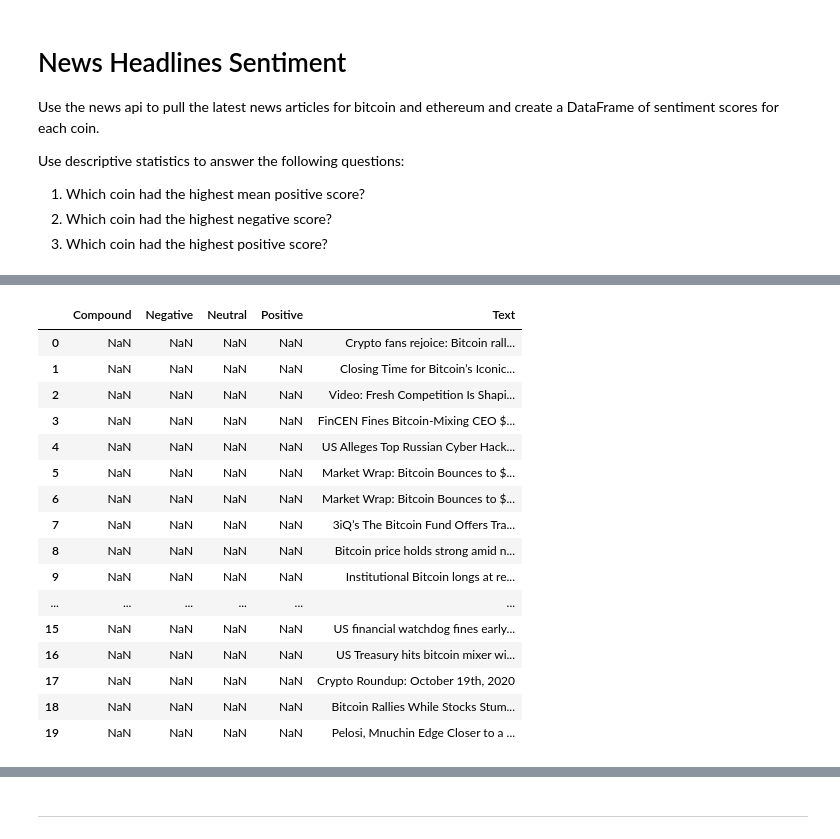
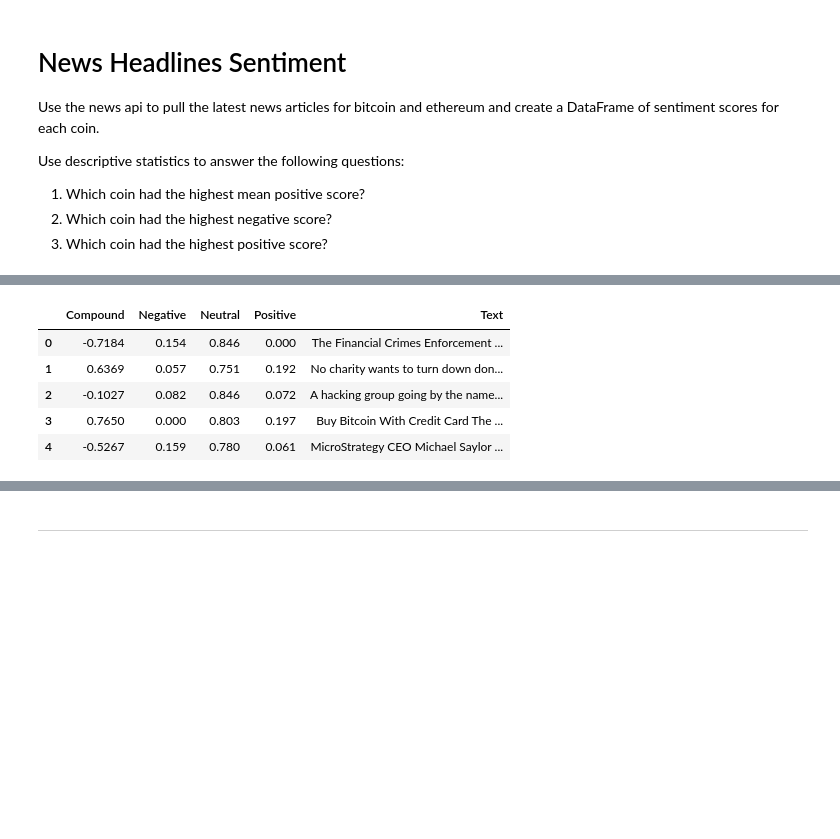
Before and after one commit to gw12s/Natural-Language-Processing-Homework, a Jupyter notebook: Instructions/Starter_Code/crypto_sentiment.ipynb, the cells around one changed output, grey strips where cells are left out. Drawn from its saved outputs; the diff is of its cells as text; code cells hidden in the pictures; blank space fills up the shorter version.

```diff
--- a/Instructions/Starter_Code/crypto_sentiment.ipynb
+++ b/Instructions/Starter_Code/crypto_sentiment.ipynb
@@ -78,20 +29,0 @@ def test_all(keyword):
-# %%
-test_all('bitcoin')
-# %% [output]
-|  | Compound | Negative | Neutral | Positive | Text |
-| 0 | NaN | NaN | NaN | NaN | Crypto fans rejoice: Bitcoin rall... |
-| 1 | NaN | NaN | NaN | NaN | Closing Time for Bitcoin’s Iconic... |
-| 2 | NaN | NaN | NaN | NaN | Video: Fresh Competition Is Shapi... |
-| 3 | NaN | NaN | NaN | NaN | FinCEN Fines Bitcoin-Mixing CEO $... |
-| 4 | NaN | NaN | NaN | NaN | US Alleges Top Russian Cyber Hack... |
-| 5 | NaN | NaN | NaN | NaN | Market Wrap: Bitcoin Bounces to $... |
-| 6 | NaN | NaN | NaN | NaN | Market Wrap: Bitcoin Bounces to $... |
-| 7 | NaN | NaN | NaN | NaN | 3iQ’s The Bitcoin Fund Offers Tra... |
-| 8 | NaN | NaN | NaN | NaN | Bitcoin price holds strong amid n... |
-| 9 | NaN | NaN | NaN | NaN | Institutional Bitcoin longs at re... |
-| ... | ... | ... | ... | ... | ... |
-| 15 | NaN | NaN | NaN | NaN | US financial watchdog fines early... |
-| 16 | NaN | NaN | NaN | NaN | US Treasury hits bitcoin mixer wi... |
-| 17 | NaN | NaN | NaN | NaN | Crypto Roundup: October 19th, 2020 |
-| 18 | NaN | NaN | NaN | NaN | Bitcoin Rallies While Stocks Stum... |
-| 19 | NaN | NaN | NaN | NaN | Pelosi, Mnuchin Edge Closer to a ... |
@@ -98,21 +44,35 @@ test_all('bitcoin')
 # %%
-def sentiment_analyzer(headlines):
-    """
-    Takes headlines from get_articles(keyword), analyzes sentiment, and returns
-    DataFrame with sentiments listed by [Compound, Negative, Neutral, Postive, Headline]
-    """
-    sentiments = []
-    for article in headlines['articles']:
-        try:
-            sentiment = analyzer.polarity_scores(article['title'])
-            sentiments.append({
-                "Text": article['title'],
-                "Compound": sentiment['compound'],
-                "Positive": sentiment['pos'],
-                "Negative": sentiment['neg'],
-                "Neutral": sentiment['neu']
-            })
-        except AttributeError:
-            pass
-        df = pd.DataFrame(sentiments, columns = ["Compound", "Negative", "Neutral", "Positive", ""])
-        return df
+# Create the Bitcoin sentiment scores DataFrame
+bitcoin_sentiments = []
+
+for article in bitcoin_headlines["articles"]:
+    try:
+        sentiment = analyzer.polarity_scores(article['content'])
+
+        bitcoin_sentiments.append({
+            "Text": article["content"],
+            "Compound": sentiment["compound"],
+            "Positive": sentiment["pos"],
+            "Negative": sentiment["neg"],
+            "Neutral": sentiment["neu"]
+
+        })
+
+    except AttributeError:
+        pass
+
+# Create DataFrame
+btc_df = pd.DataFrame(bitcoin_sentiments)
+
+# Reorder DataFrame columns
+cols =["Compound", "Negative", "Neutral", "Positive", "Text"]
+btc_df = btc_df[cols]
+
+btc_df.head()
+# %% [output]
+|  | Compound | Negative | Neutral | Positive | Text |
+| 0 | -0.7184 | 0.154 | 0.846 | 0.000 | The Financial Crimes Enforcement ... |
+| 1 | 0.6369 | 0.057 | 0.751 | 0.192 | No charity wants to turn down don... |
+| 2 | -0.1027 | 0.082 | 0.846 | 0.072 | A hacking group going by the name... |
+| 3 | 0.7650 | 0.000 | 0.803 | 0.197 | Buy Bitcoin With Credit Card The ... |
+| 4 | -0.5267 | 0.159 | 0.780 | 0.061 | MicroStrategy CEO Michael Saylor ... |
```
Also changed, not shown: parts of 29 cells of this notebook, 1 other file.
